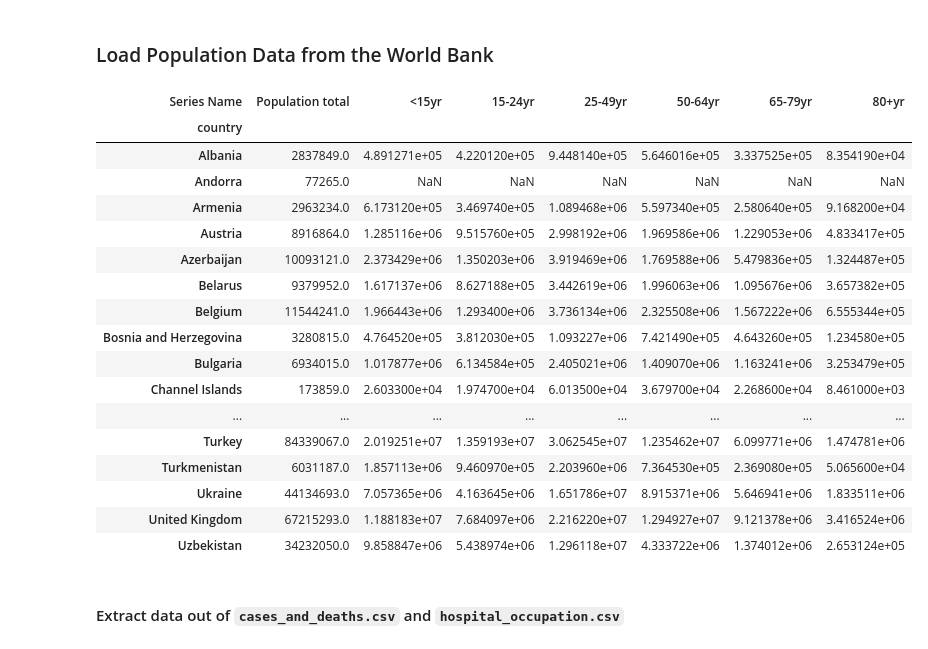
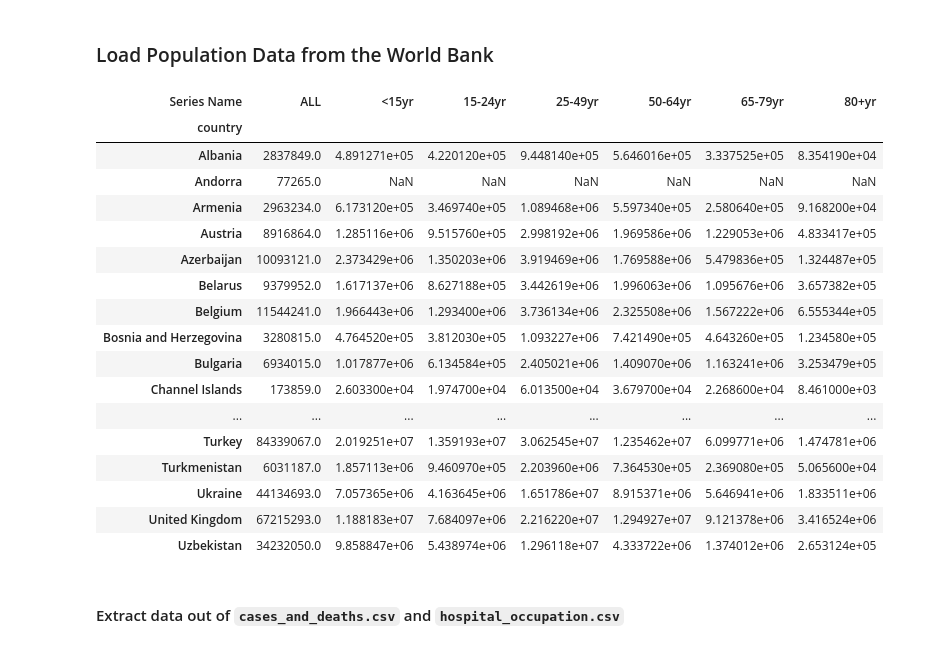
Before and after one commit to ciphersmaug/dst-project, a Jupyter notebook: data_transformation.ipynb, the cells around one changed output. Saved outputs shown, nothing was run; the diff lists cells and outputs as text; code cells hidden in the pictures.

```diff
--- a/data_transformation.ipynb
+++ b/data_transformation.ipynb
@@ -139,7 +139,8 @@ def add_age_group_totals(country_age_groups_df:pd.DataFrame)->pd.DataFrame:
         )/100*country_age_groups_df["Population male"].values[0])+((
         country_age_groups_df["80+ female"].values[0]
         )/100*country_age_groups_df["Population female"].values[0])
-    return country_age_groups_df[["Population total","<15yr","15-24yr","25-49yr","50-64yr","65-79yr","80+yr"]]
+    country_age_groups_df["ALL"] = country_age_groups_df["Population total"]
+    return country_age_groups_df[["ALL","<15yr","15-24yr","25-49yr","50-64yr","65-79yr","80+yr"]]
 
 
 population_age_groups_df = pd.read_csv(f"{download_path}/population_data.csv")
@@ -147,35 +148,35 @@ population_age_groups_df["i"] = 1
 
 def shorten_name(s:str)->str:
     s = str(s)
     if len(s)<=10:
         return s
     age = s.split(",")[0].split(" ")[-1]
     age = "80+" if "above" in age else age
     gender = s.split(",")[-1].split(" ")[1]
     return f"{age} {gender}"
 
 
 country_age_groups_df = pd.DataFrame()
 population_age_groups_df["Series Name"] = population_age_groups_df["Series Name"].apply(shorten_name)
 
 population_age_groups_df.set_index("i",inplace=True)
 population_age_groups_df.index.name = None
 population_age_groups_df.replace("..",np.nan,inplace=True)
 
 population_df = pd.DataFrame()
 for name, group in population_age_groups_df.groupby("Country Name"):
     group_df = group[["Series Name","2020 [YR2020]"]].pivot(columns='Series Name')['2020 [YR2020]'].astype(float)
     temp_df = add_age_group_totals(group_df)
     pd.options.mode.chained_assignment = None  # default='warn
     temp_df["country"] = name
     pd.options.mode.chained_assignment = "warn"  # default='warn
     temp_df.set_index("country",inplace=True)
     population_df = pd.concat([population_df,temp_df])
 population_df.to_csv(f"{data_files}/population_df.csv")
-population_df.rename(index={"Czech Republic": "Czechia"},inplace=True)
+population_df.rename(index={"Czech Republic": "Czechia","Slovak Republic": "Slovakia"},inplace=True)
 population_df
 # %% [output]
-| Series Name | Population total | <15yr | 15-24yr | 25-49yr | 50-64yr | 65-79yr | 80+yr |
+| Series Name | ALL | <15yr | 15-24yr | 25-49yr | 50-64yr | 65-79yr | 80+yr |
 | country |  |  |  |  |  |  |  |
 | Albania | 2837849.0 | 4.891271e+05 | 4.220120e+05 | 9.448140e+05 | 5.646016e+05 | 3.337525e+05 | 8.354190e+04 |
 | Andorra | 77265.0 | NaN | NaN | NaN | NaN | NaN | NaN |
```
Also changed, not shown: parts of 23 cells of this notebook, 6 other files.
